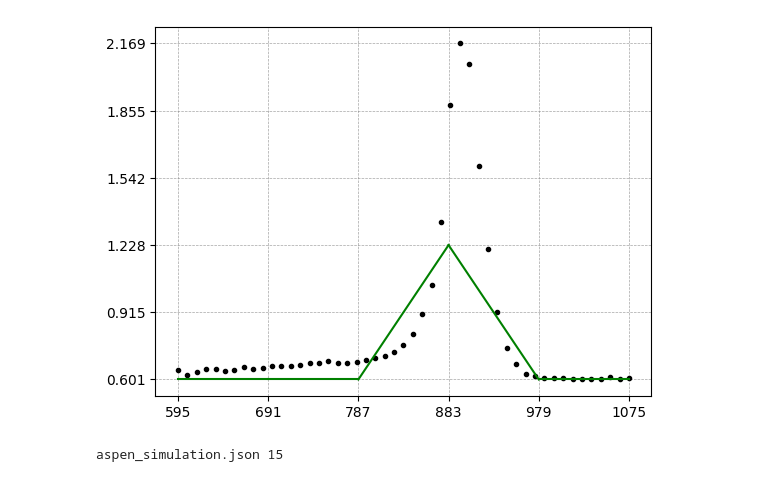
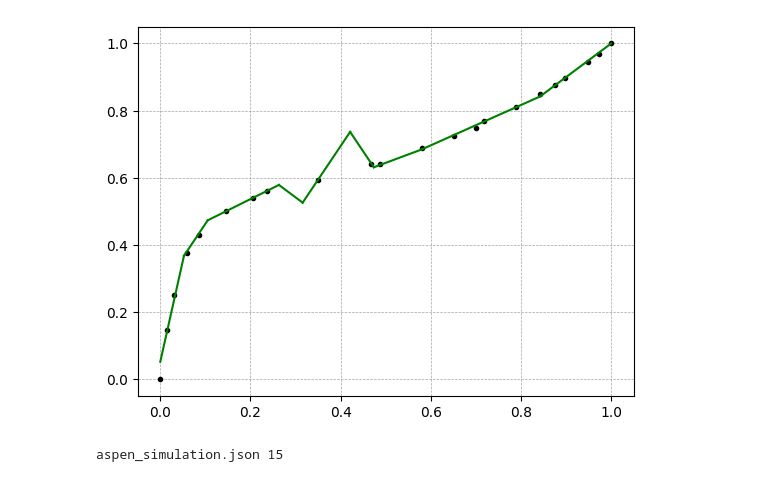
Before and after one commit to gonzagvence/PWL-TD5, a Jupyter notebook: src/tools/analyzer.ipynb, the cells around one changed output. Drawn from its saved outputs; the diff is of its cells as text; code cells hidden in the pictures.

```diff
--- a/src/tools/analyzer.ipynb
+++ b/src/tools/analyzer.ipynb
@@ -1,7 +1,7 @@
 # %%
 def plot_pwl(solution, color='g'):
     for i in range(solution['n'] - 1):
-        plt.plot([solution['x'][i], solution['x'][i+1]], [solution['y'][i], solution['y'][i+1]],color=color)
+        plt.plot([solution['puntos'][i][0], solution['puntos'][i+1][0]], [solution['puntos'][i][1], solution['puntos'][i+1][1]],color=color)
 
 
 def plot_data(data, color='k'):
@@ -15,36 +15,36 @@ import copy
 %matplotlib inline
 
 # input file
-instance_name = 'titanium.json'
+instance_name = 'ethanol_water_vle.json'
 in_file = '../../data/' + instance_name
-solution_file = 'solution_' + instance_name
+solution_file = 'solucion_' + instance_name
 
 # parametros basicos
 m = 6
 n = 6
 N = 5
 
 with open(in_file) as json_file:
     data = json.load(json_file)
 
 
 with open(solution_file) as json_file:
     solution = json.load(json_file)
 
 # Agrega grid lines al grafico
 grid_x = np.linspace(min(data["x"]), max(data["x"]), num=m, endpoint=True)
 grid_y = np.linspace(min(data["y"]), max(data["y"]), num=n, endpoint=True)
 
 plt.grid(True, which='both', linestyle='--', linewidth=0.5, color='gray', alpha=0.7)
 plt.xticks(grid_x)
 plt.yticks(grid_y)
 
 plot_data(data)
 plot_pwl(solution,'g')
 
 plt.show()
 # %% [output]
-[figure, old version]
+[figure, new version]
 # %%
 files = ['aspen_simulation.json', 'ethanol_water_vle.json', 'titanium.json', 'optimistic_instance.json']
 
```
Also changed, not shown: 1 other file.
